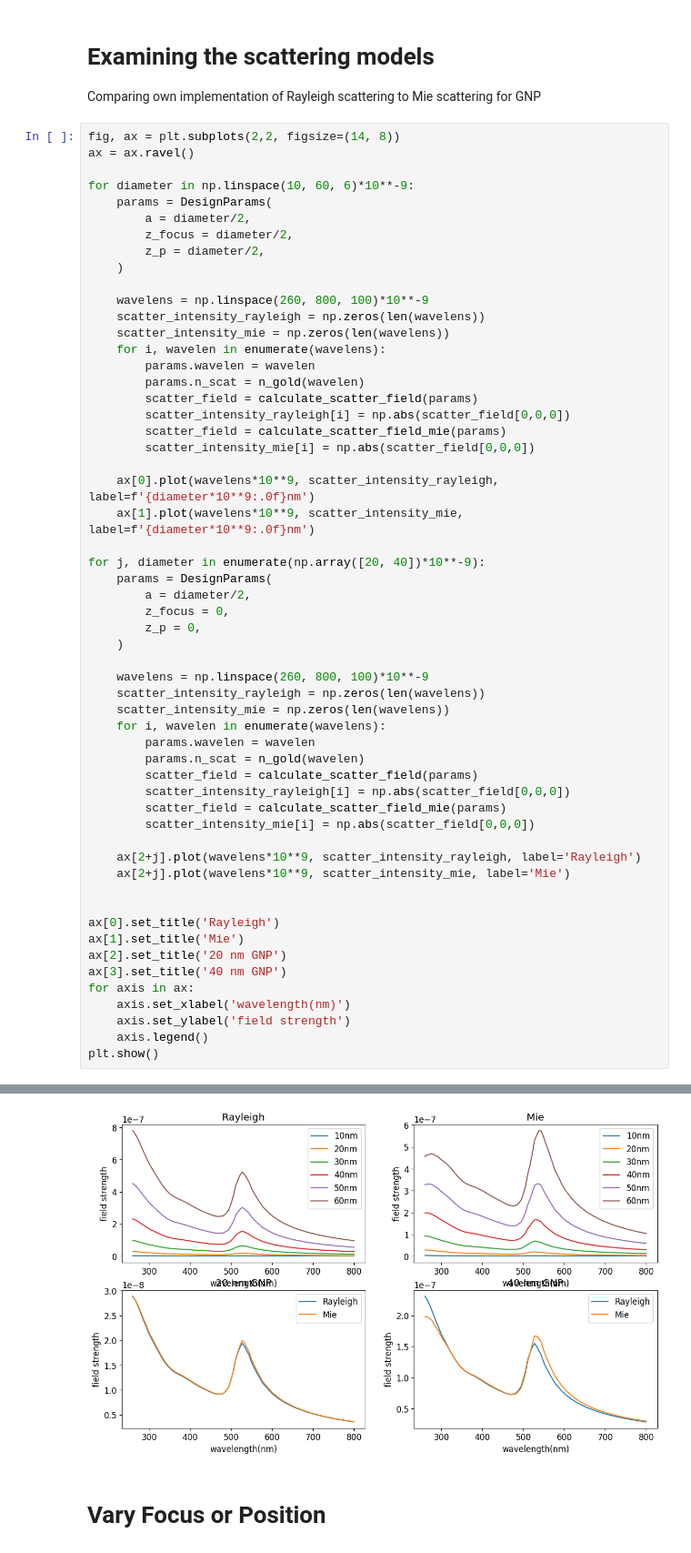
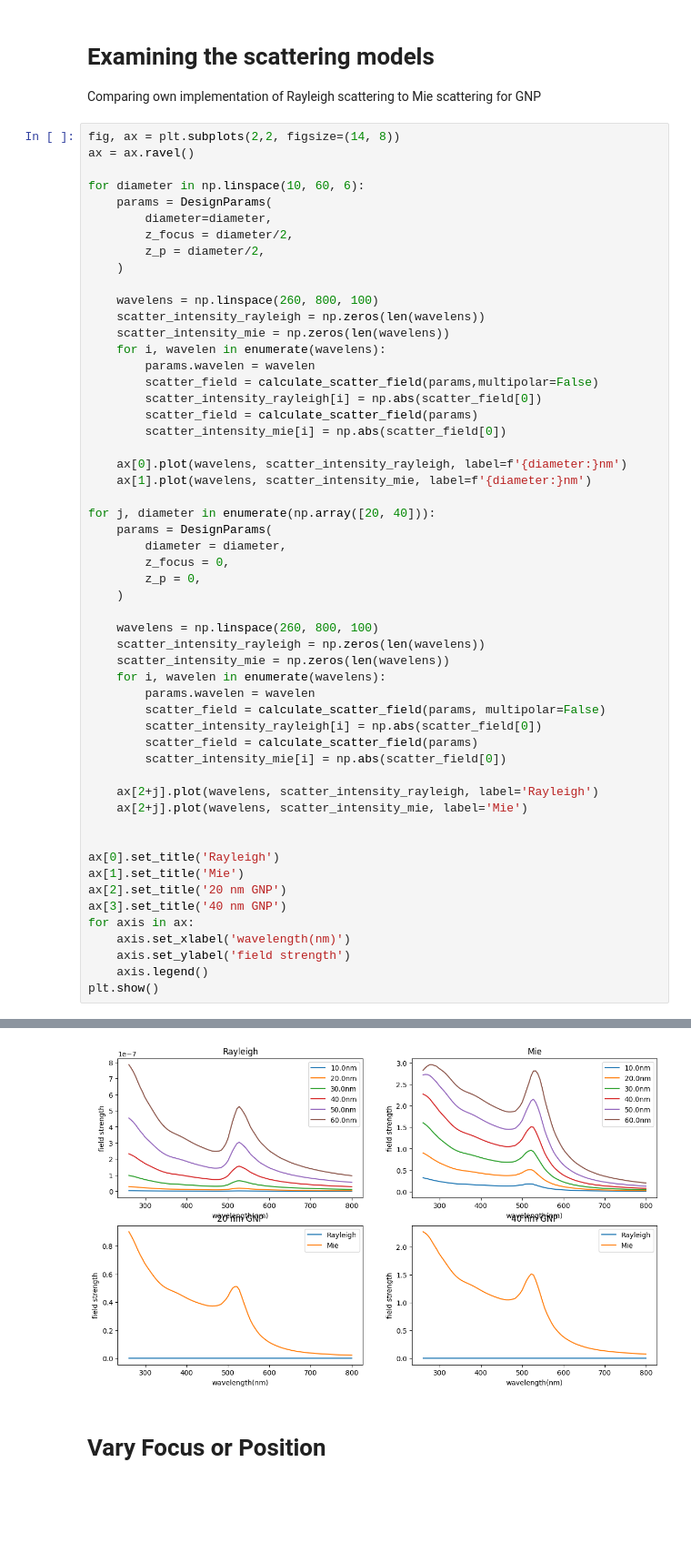
Before and after one commit to Laikasu/ipsf-simulation, a Jupyter notebook: usage_examples/plots.ipynb, the cells around one changed output, grey strips where cells are left out. Shown at 91% size. Drawn from its saved outputs; the diff is of its cells as text; blank space fills up the shorter version.

```diff
--- a/usage_examples/plots.ipynb
+++ b/usage_examples/plots.ipynb
@@ -27,47 +26,45 @@ Comparing own implementation of Rayleigh scattering to Mie scattering for GNP
 fig, ax = plt.subplots(2,2, figsize=(14, 8))
 ax = ax.ravel()
 
-for diameter in np.linspace(10, 60, 6)*10**-9:
+for diameter in np.linspace(10, 60, 6):
     params = DesignParams(
-        a = diameter/2,
+        diameter=diameter,
         z_focus = diameter/2,
         z_p = diameter/2,
     )
 
-    wavelens = np.linspace(260, 800, 100)*10**-9
+    wavelens = np.linspace(260, 800, 100)
     scatter_intensity_rayleigh = np.zeros(len(wavelens))
     scatter_intensity_mie = np.zeros(len(wavelens))
     for i, wavelen in enumerate(wavelens):
         params.wavelen = wavelen
-        params.n_scat = n_gold(wavelen)
+        scatter_field = calculate_scatter_field(params,multipolar=False)
+        scatter_intensity_rayleigh[i] = np.abs(scatter_field[0])
         scatter_field = calculate_scatter_field(params)
-        scatter_intensity_rayleigh[i] = np.abs(scatter_field[0,0,0])
-        scatter_field = calculate_scatter_field_mie(params)
-        scatter_intensity_mie[i] = np.abs(scatter_field[0,0,0])
+        scatter_intensity_mie[i] = np.abs(scatter_field[0])
 
-    ax[0].plot(wavelens*10**9, scatter_intensity_rayleigh, label=f'{diameter*10**9:.0f}nm')
-    ax[1].plot(wavelens*10**9, scatter_intensity_mie, label=f'{diameter*10**9:.0f}nm')
+    ax[0].plot(wavelens, scatter_intensity_rayleigh, label=f'{diameter:}nm')
+    ax[1].plot(wavelens, scatter_intensity_mie, label=f'{diameter:}nm')
 
-for j, diameter in enumerate(np.array([20, 40])*10**-9):
+for j, diameter in enumerate(np.array([20, 40])):
     params = DesignParams(
-        a = diameter/2,
+        diameter = diameter,
         z_focus = 0,
         z_p = 0,
     )
 
-    wavelens = np.linspace(260, 800, 100)*10**-9
+    wavelens = np.linspace(260, 800, 100)
     scatter_intensity_rayleigh = np.zeros(len(wavelens))
     scatter_intensity_mie = np.zeros(len(wavelens))
     for i, wavelen in enumerate(wavelens):
         params.wavelen = wavelen
-        params.n_scat = n_gold(wavelen)
+        scatter_field = calculate_scatter_field(params, multipolar=False)
+        scatter_intensity_rayleigh[i] = np.abs(scatter_field[0])
         scatter_field = calculate_scatter_field(params)
-        scatter_intensity_rayleigh[i] = np.abs(scatter_field[0,0,0])
-        scatter_field = calculate_scatter_field_mie(params)
-        scatter_intensity_mie[i] = np.abs(scatter_field[0,0,0])
+        scatter_intensity_mie[i] = np.abs(scatter_field[0])
 
-    ax[2+j].plot(wavelens*10**9, scatter_intensity_rayleigh, label='Rayleigh')
-    ax[2+j].plot(wavelens*10**9, scatter_intensity_mie, label='Mie')
+    ax[2+j].plot(wavelens, scatter_intensity_rayleigh, label='Rayleigh')
+    ax[2+j].plot(wavelens, scatter_intensity_mie, label='Mie')
 
 
 ax[0].set_title('Rayleigh')
@@ -83,4 +97,4 @@ plt.show()
-[figure, old version]
+[figure, new version]
 # %% [markdown]
 # Vary Focus or Position
 # %%
```
Also changed, not shown: parts of 9 cells of this notebook, 19 other files.
